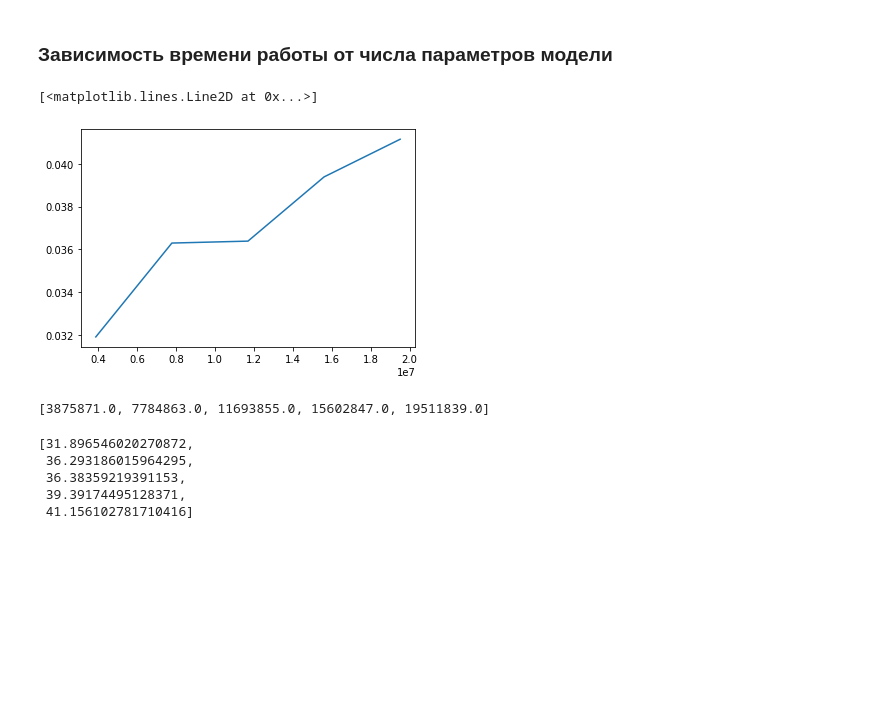
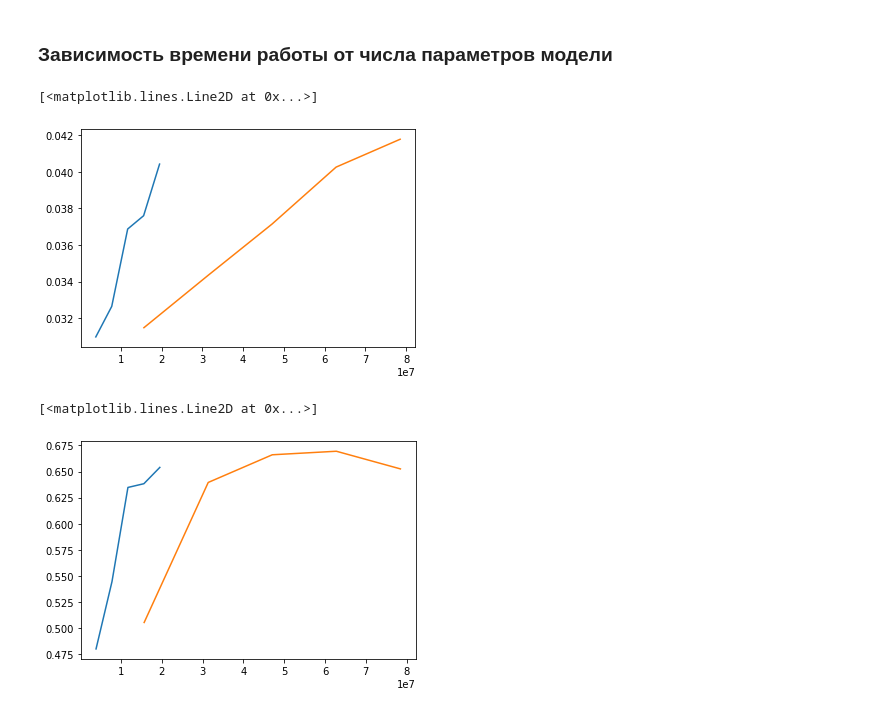
Before and after one commit to RobertVoropaev/InteriorRecognitionSystem, a Jupyter notebook: 5.Metrics.ipynb, the cells around one changed output. Drawn from its saved outputs; the diff is of its cells as text; code cells hidden in the pictures; blank space fills up the shorter version.

```diff
--- a/5.Metrics.ipynb
+++ b/5.Metrics.ipynb
@@ -96,17 +100,0 @@ param = [unet_1_param, unet_2_param, unet_3_param, unet_4_param, unet_5_param]
-# %%
-plt.plot(param, time)
-# %% [output]
-[<matplotlib.lines.Line2D at 0x...>]
-[figure, removed]
-# %%
-param
-# %% [output]
-[3875871.0, 7784863.0, 11693855.0, 15602847.0, 19511839.0]
-# %%
-[x*1000 for x in time]
-# %% [output]
-[31.896546020270872,
- 36.293186015964295,
- 36.38359219391153,
- 39.39174495128371,
- 41.156102781710416]
@@ -112,0 +119,18 @@ param
+# %%
+unet_512_1_param = float(open("callbacks/Unet_512_1_06.03_23-34/param_count.txt").read())
+unet_512_2_param = float(open("callbacks/Unet_512_2_06.04_03-58/param_count.txt").read())
+unet_512_3_param = float(open("callbacks/Unet_512_3_06.04_09-17/param_count.txt").read())
+unet_512_4_param = float(open("callbacks/Unet_512_4_06.04_16-05/param_count.txt").read())
+unet_512_5_param = float(open("callbacks/Unet_512_5_06.05_00-19/param_count.txt").read())
+
+unet_1024_1_param = float(open("callbacks/Unet_1024_1_06.03_23-34/param_count.txt").read())
+unet_1024_2_param = float(open("callbacks/Unet_1024_2_06.04_04-01/param_count.txt").read())
+unet_1024_3_param = float(open("callbacks/Unet_1024_3_06.04_10-11/param_count.txt").read())
+unet_1024_4_param = float(open("callbacks/Unet_1024_4_06.04_18-09/param_count.txt").read())
+unet_1024_5_param = float(open("callbacks/Unet_1024_5_06.05_03-48/param_count.txt").read())
+
+unet_2048_1_param = float(open("callbacks/Unet_2048_1_06.05_19-04/param_count.txt").read())
+unet_2048_2_param = float(open("callbacks/Unet_2048_2_06.06_00-27/param_count.txt").read())
+unet_2048_3_param = float(open("callbacks/Unet_2048_3_06.06_17-04/param_count.txt").read())
+unet_2048_4_param = float(open("callbacks/Unet_2048_4_06.05_19-16/param_count.txt").read())
+unet_2048_5_param = float(open("callbacks/Unet_2048_5_06.06_14-10/param_count.txt").read())
@@ -112,0 +155,29 @@ param
+# %%
+time_512 = [unet_512_1_time, unet_512_2_time, unet_512_3_time, unet_512_4_time, unet_512_5_time]
+time_1024 = [unet_1024_1_time, unet_1024_2_time, unet_1024_3_time, unet_1024_4_time, unet_1024_5_time]
+#time_2048 = [unet_2048_1_time, unet_2048_2_time, unet_2048_3_time, unet_2048_4_time, unet_2048_5_time]
+#time_2048 = [unet_2048_1_time, unet_2048_2_time, unet_2048_3_time, unet_2048_4_time]
+
+param_512 = [unet_512_1_param, unet_512_2_param, unet_512_3_param, unet_512_4_param, unet_512_5_param]
+param_1024 = [unet_1024_1_param, unet_1024_2_param, unet_1024_3_param, unet_1024_4_param, unet_1024_5_param]
+#param_2048 = [unet_2048_1_param, unet_2048_2_param, unet_2048_3_param, unet_2048_4_param, unet_2048_5_param]
+#param_2048 = [unet_2048_1_param, unet_2048_2_param, unet_2048_4_param]
+
+max_iot_512 = [unet_512_1_max, unet_512_2_max, unet_512_3_max, unet_512_4_max, unet_512_5_max]
+max_iot_1024 = [unet_1024_1_max, unet_1024_2_max, unet_1024_3_max, unet_1024_4_max, unet_1024_5_max]
+#max_iot_2048 = [unet_2048_1_max, unet_2048_2_max, unet_2048_3_max, unet_2048_5_max]
+#max_iot_2048 = [unet_2048_1_max, unet_2048_2_max, unet_2048_4_max]
+# %%
+plt.plot(param_512, time_512)
+plt.plot(param_1024, time_1024)
+#plt.plot(param_2048, time_2048)
+# %% [output]
+[<matplotlib.lines.Line2D at 0x...>]
+[figure, added]
+# %%
+plt.plot(param_512, max_iot_512)
+plt.plot(param_1024, max_iot_1024)
+#plt.plot(param_2048, max_iot_2048)
+# %% [output]
+[<matplotlib.lines.Line2D at 0x...>]
+[figure, added]
```
Also changed, not shown: parts of 16 cells of this notebook, 2 other files.
